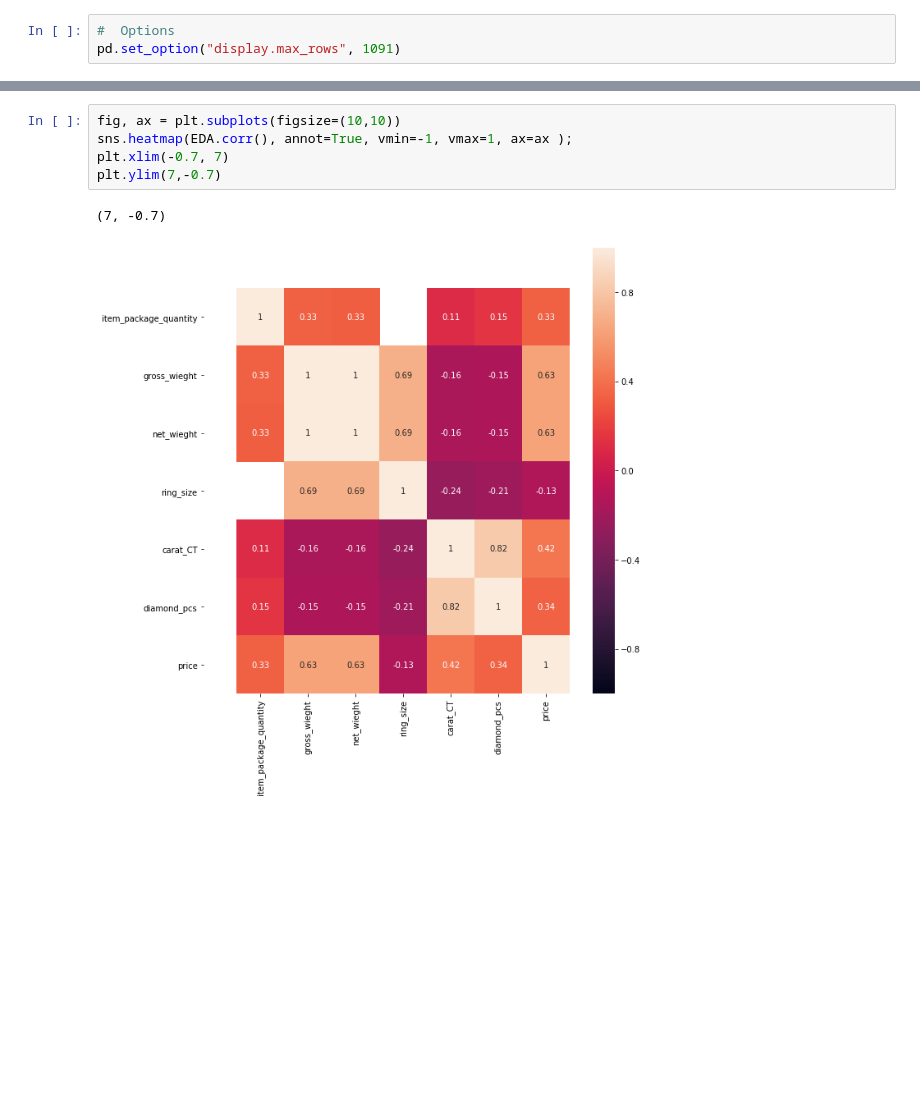
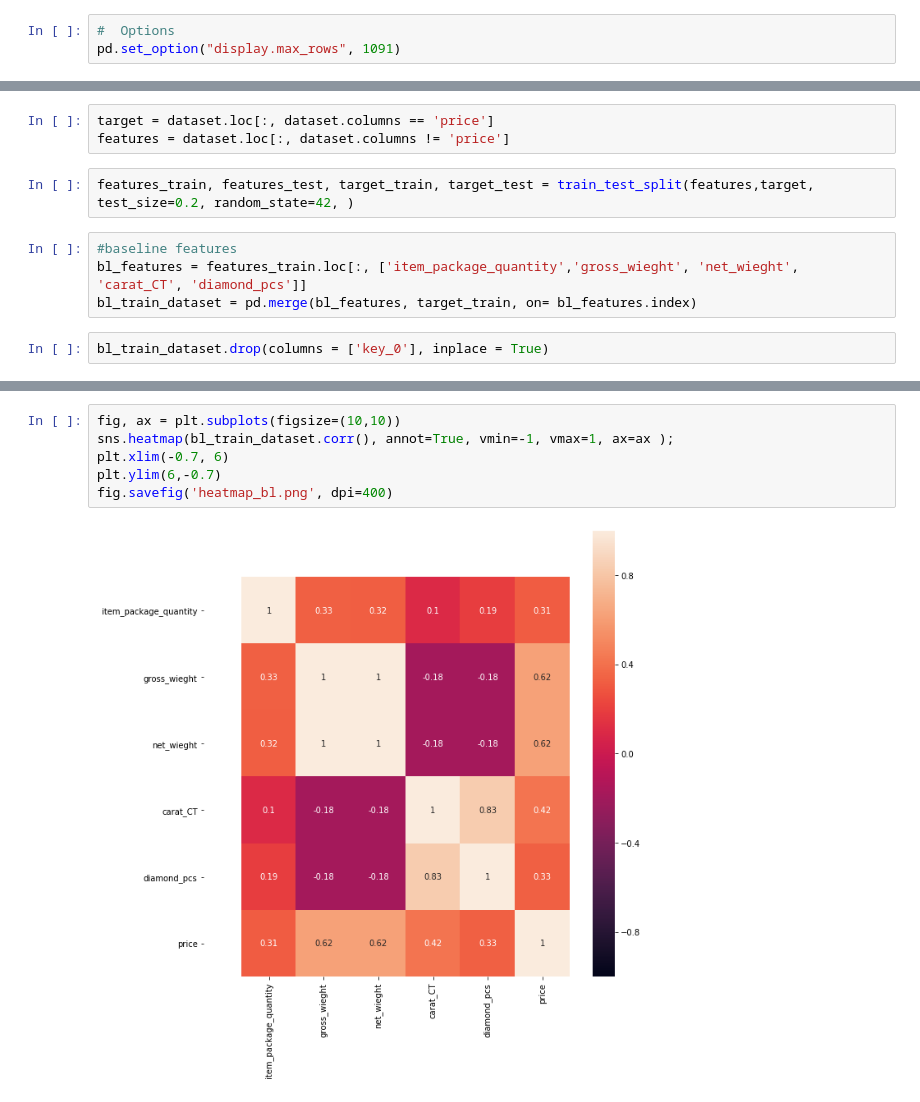
Before and after one commit to reemalmuqbil/predict-jewelry-price, a Jupyter notebook: EDA.ipynb, the cells around one changed output, grey strips where cells are left out. Cells and saved outputs as stored; diff of their text form; blank space fills up the shorter version.

```diff
--- a/EDA.ipynb
+++ b/EDA.ipynb
@@ -19 +67,12 @@ EDA = pickle.load(pickle_in)
+# %%
+target = dataset.loc[:, dataset.columns == 'price']
+features = dataset.loc[:, dataset.columns != 'price']
+# %%
+features_train, features_test, target_train, target_test = train_test_split(features,target, test_size=0.2, random_state=42, )
+# %%
+#baseline features
+bl_features = features_train.loc[:, ['item_package_quantity','gross_wieght', 'net_wieght',  'carat_CT', 'diamond_pcs']]
+bl_train_dataset = pd.merge(bl_features, target_train, on= bl_features.index)
+# %%
+bl_train_dataset.drop(columns = ['key_0'], inplace = True)
 # %%
@@ -24,9 +83,9 @@ sns.pairplot(EDA)
 # %%
 fig, ax = plt.subplots(figsize=(10,10))
-sns.heatmap(EDA.corr(), annot=True, vmin=-1, vmax=1, ax=ax );
-plt.xlim(-0.7, 7)
-plt.ylim(7,-0.7)
+sns.heatmap(bl_train_dataset.corr(), annot=True, vmin=-1, vmax=1, ax=ax );
+plt.xlim(-0.7, 6)
+plt.ylim(6,-0.7)
+fig.savefig('heatmap_bl.png', dpi=400)
 # %% [output]
-(7, -0.7)
-[figure, old version]
+[figure, new version]
 # %%
```
Also changed, not shown: parts of 71 cells of this notebook, 10 other files.
